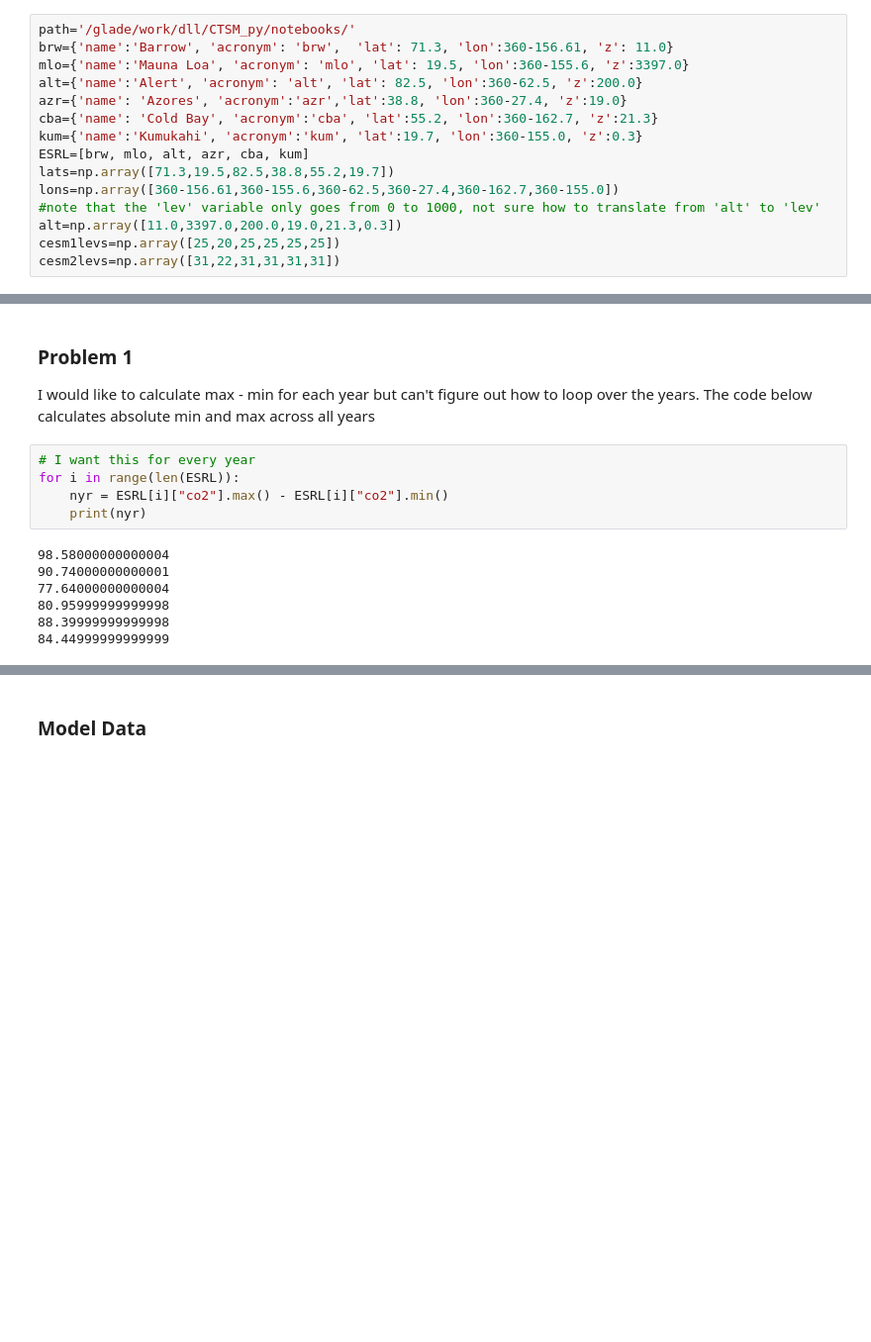
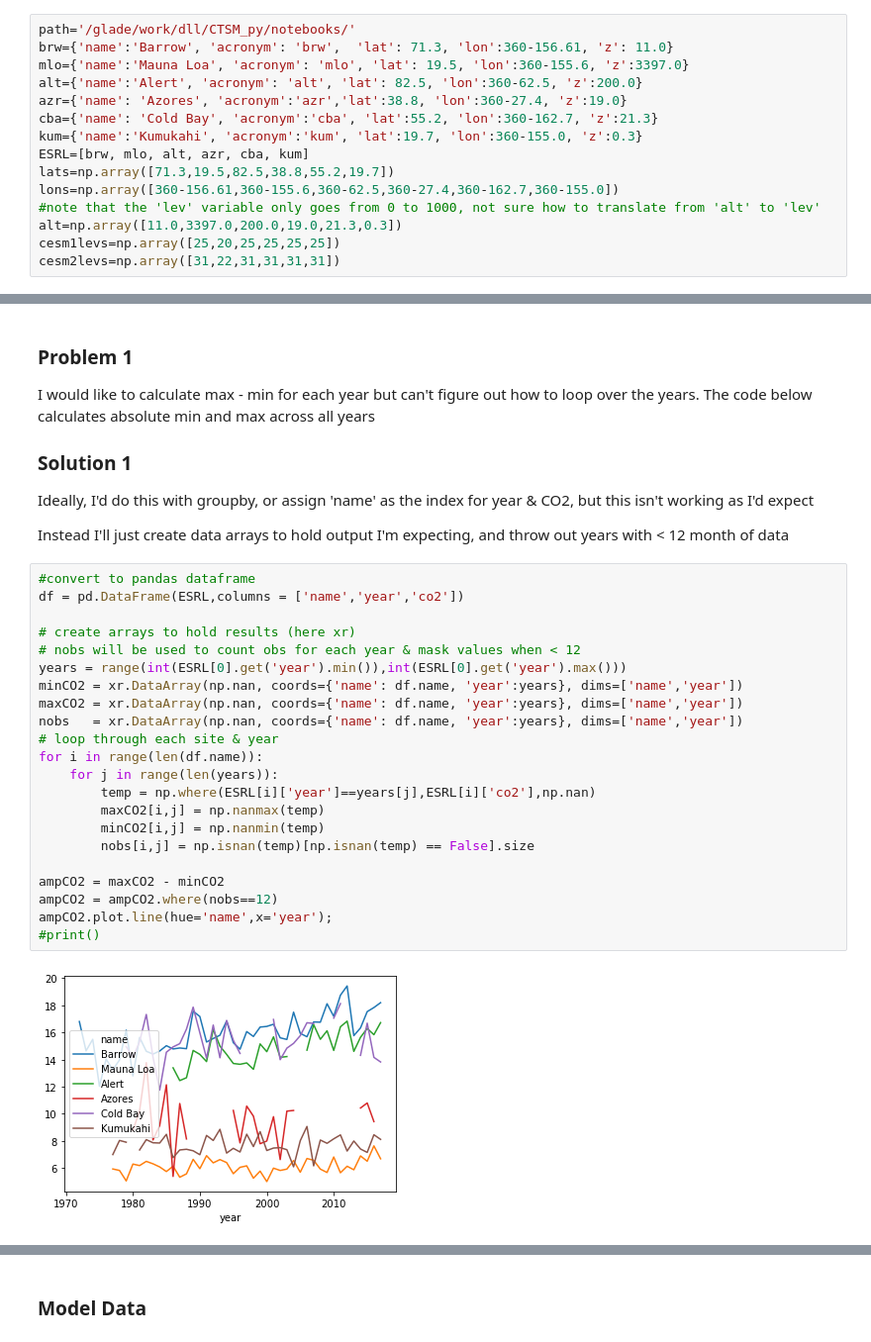
Before and after one commit to wwieder/ctsm_py, a Jupyter notebook: notebooks/CO2Amp_Problems.ipynb, the cells around one changed output, grey strips where cells are left out. Shown at 99% size. Saved outputs shown, nothing was run; the diff lists cells and outputs as text; blank space fills up the shorter version.

Commit message:
potential solutions for Danica's questions

```diff
--- a/notebooks/CO2Amp_Problems.ipynb
+++ b/notebooks/CO2Amp_Problems.ipynb
@@ -48,15 +53,32 @@ for site in ESRL:
 ### Problem 1
 I would like to calculate max - min for each year but can't figure out how to loop over the years.
 The code below calculates absolute min and max across all years
+
+### Solution 1
+Ideally, I'd do this with groupby, or assign 'name' as the index for year & CO2, but this isn't working as I'd expect
+
+Instead I'll just create data arrays to hold output I'm expecting, and throw out years with < 12 month of data
-# %%
-# I want this for every year
-for i in range(len(ESRL)):
-    nyr = ESRL[i]["co2"].max() - ESRL[i]["co2"].min()
-    print(nyr)
-# %% [output]
-98.58000000000004
-90.74000000000001
-77.64000000000004
-80.95999999999998
-88.39999999999998
-84.44999999999999
+# %%
+#convert to pandas dataframe
+df = pd.DataFrame(ESRL,columns = ['name','year','co2'])
+
+# create arrays to hold results (here xr)
+# nobs will be used to count obs for each year & mask values when < 12
+years = range(int(ESRL[0].get('year').min()),int(ESRL[0].get('year').max()))
+minCO2 = xr.DataArray(np.nan, coords={'name': df.name, 'year':years}, dims=['name','year'])
+maxCO2 = xr.DataArray(np.nan, coords={'name': df.name, 'year':years}, dims=['name','year'])
+nobs   = xr.DataArray(np.nan, coords={'name': df.name, 'year':years}, dims=['name','year'])
+# loop through each site & year
+for i in range(len(df.name)):
+    for j in range(len(years)):
+        temp = np.where(ESRL[i]['year']==years[j],ESRL[i]['co2'],np.nan)
+        maxCO2[i,j] = np.nanmax(temp)
+        minCO2[i,j] = np.nanmin(temp)
+        nobs[i,j] = np.isnan(temp)[np.isnan(temp) == False].size
+
+ampCO2 = maxCO2 - minCO2
+ampCO2 = ampCO2.where(nobs==12)
+ampCO2.plot.line(hue='name',x='year');
+#print()
+# %% [output]
+[figure, added]
```
Also changed, not shown: parts of 10 cells of this notebook.
